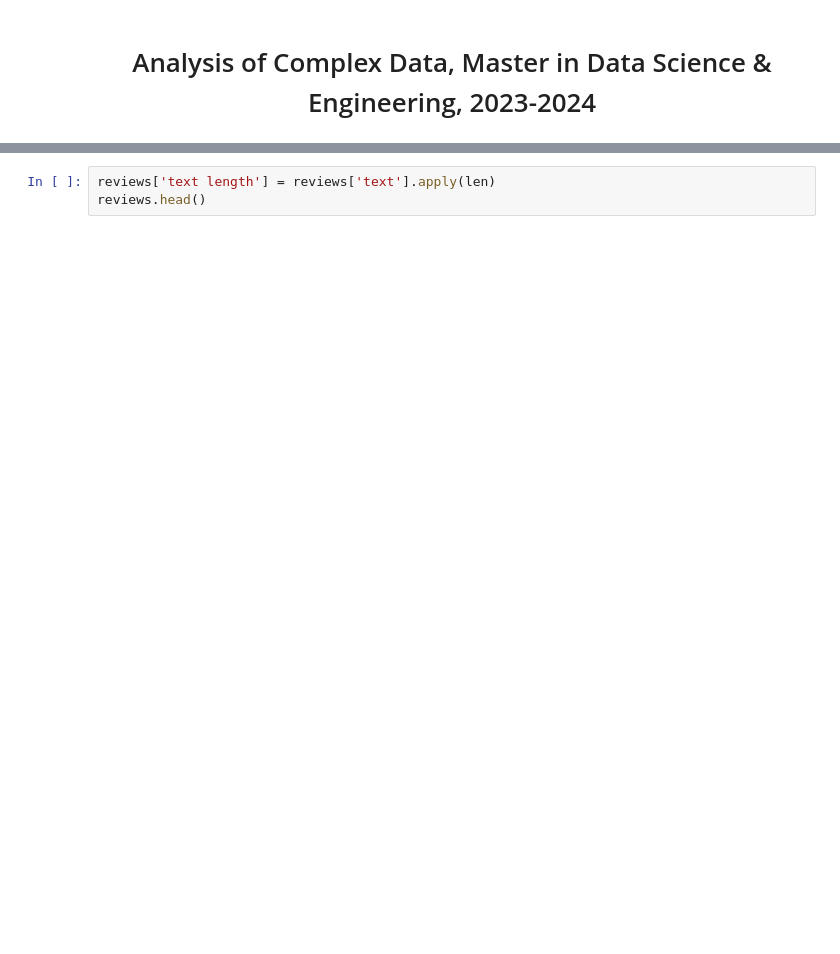
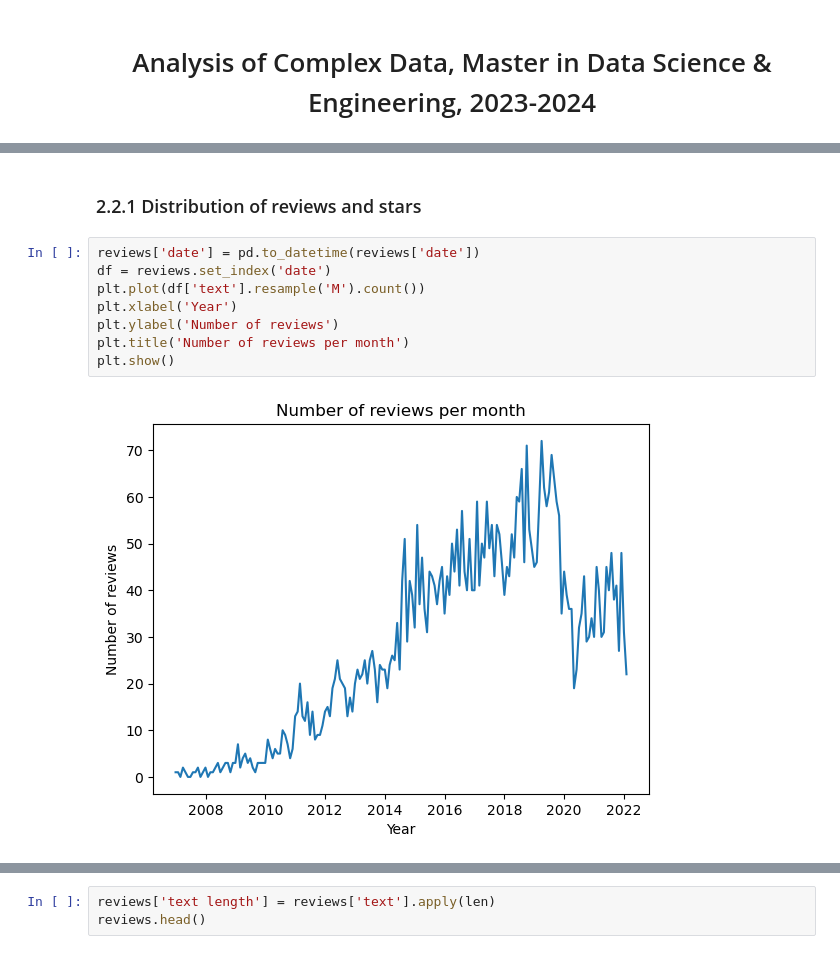
Before and after one commit to PPortela00/Recommendation-System---, a Jupyter notebook: NLP&TS/notebook.ipynb, the cells around one changed output, grey strips where cells are left out. Drawn from its saved outputs; the diff is of its cells as text; blank space fills up the shorter version.

```diff
--- a/NLP&TS/notebook.ipynb
+++ b/NLP&TS/notebook.ipynb
@@ -442,0 +131,12 @@ display(reviews)
+# %% [markdown]
+### 2.2.1 Distribution of reviews and stars
+# %%
+reviews['date'] = pd.to_datetime(reviews['date'])
+df = reviews.set_index('date')
+plt.plot(df['text'].resample('M').count())
+plt.xlabel('Year')
+plt.ylabel('Number of reviews')
+plt.title('Number of reviews per month')
+plt.show()
+# %% [output]
+[figure, added]
```
Also changed, not shown: parts of 193 cells of this notebook, 1 other file.
